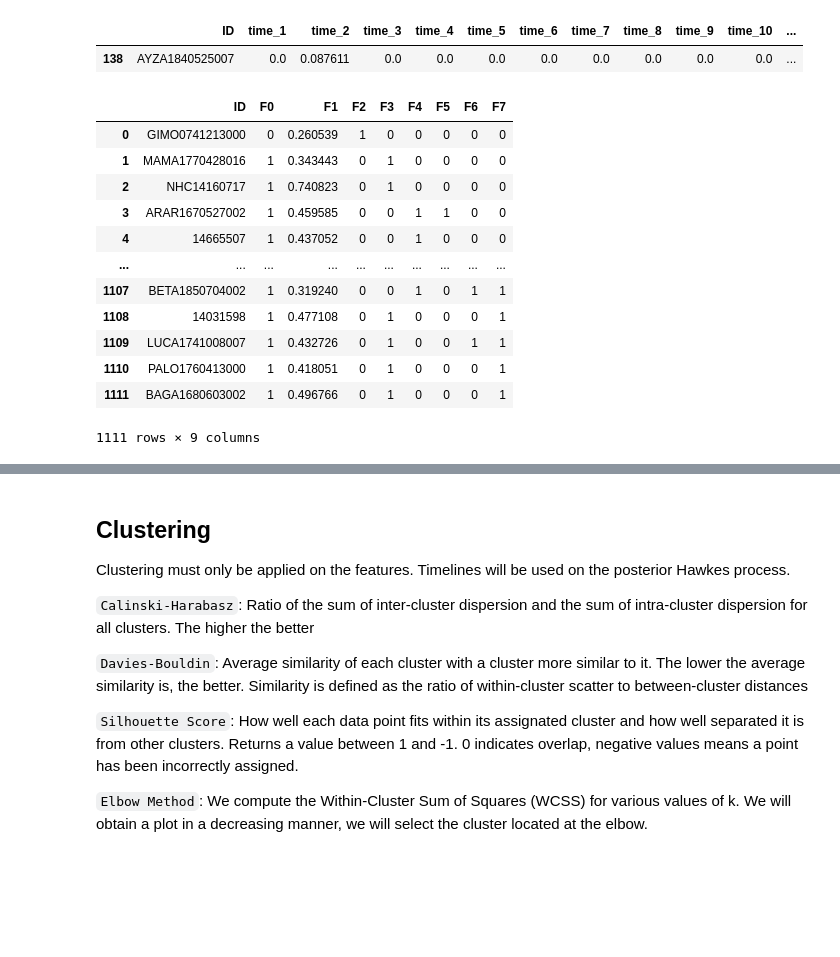
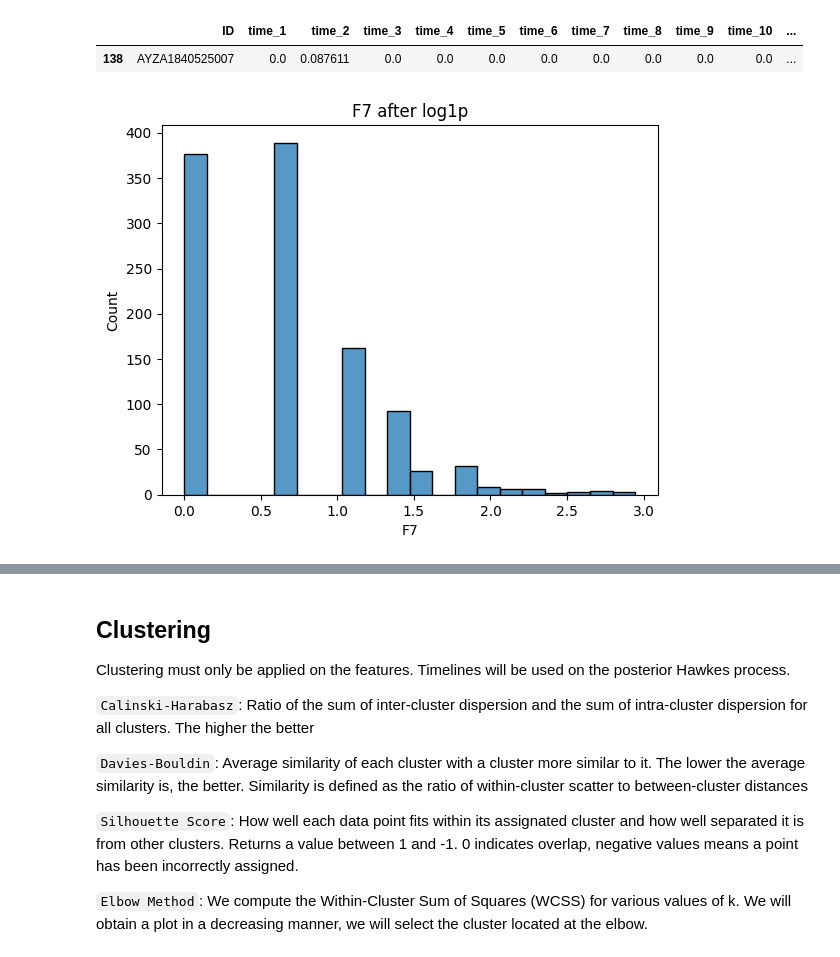
Before and after one commit to alvarodca/MLHealth, a Jupyter notebook: Lab3/pointprocess.ipynb, the cells around one changed output, grey strips where cells are left out. Drawn from its saved outputs; the diff is of its cells as text; code cells hidden in the pictures; blank space fills up the shorter version.

```diff
--- a/Lab3/pointprocess.ipynb
+++ b/Lab3/pointprocess.ipynb
@@ -104,19 +118,26 @@ timelines[(timelines["time_1"] == 0) & (timelines["time_2"]>0.0)]
 | 138 | AYZA1840525007 | 0.0 | 0.087611 | 0.0 | 0.0 | 0.0 | 0.0 | 0.0 | 0.0 | 0.0 | 0.0 | ... |
 # %%
 # Removing the patient.
-timelines[~(timelines["ID"]=="AYZA1840525007")]
-features[~(features["ID"]=="AYZA1840525007")]
+bad_id = "AYZA1840525007"
+features  = features[features["ID"] != bad_id].reset_index(drop=True)
+timelines = timelines[timelines["ID"] != bad_id].reset_index(drop=True)
+
+# Makes sure both tables have the same index
+timelines = timelines.set_index("ID").loc[features["ID"]].reset_index()
-# %% [output]
-|  | ID | F0 | F1 | F2 | F3 | F4 | F5 | F6 | F7 |
-| 0 | GIMO0741213000 | 0 | 0.260539 | 1 | 0 | 0 | 0 | 0 | 0 |
-| 1 | MAMA1770428016 | 1 | 0.343443 | 0 | 1 | 0 | 0 | 0 | 0 |
-| 2 | NHC14160717 | 1 | 0.740823 | 0 | 1 | 0 | 0 | 0 | 0 |
-| 3 | ARAR1670527002 | 1 | 0.459585 | 0 | 0 | 1 | 1 | 0 | 0 |
-| 4 | 14665507 | 1 | 0.437052 | 0 | 0 | 1 | 0 | 0 | 0 |
-| ... | ... | ... | ... | ... | ... | ... | ... | ... | ... |
-| 1107 | BETA1850704002 | 1 | 0.319240 | 0 | 0 | 1 | 0 | 1 | 1 |
-| 1108 | 14031598 | 1 | 0.477108 | 0 | 1 | 0 | 0 | 0 | 1 |
-| 1109 | LUCA1741008007 | 1 | 0.432726 | 0 | 1 | 0 | 0 | 1 | 1 |
-| 1110 | PALO1760413000 | 1 | 0.418051 | 0 | 1 | 0 | 0 | 0 | 1 |
-| 1111 | BAGA1680603002 | 1 | 0.496766 | 0 | 1 | 0 | 0 | 0 | 1 |
-1111 rows × 9 columns
+# %%
+from sklearn.preprocessing import MinMaxScaler
+
+# Sacling, converting the last feature and keeping the ID as index as it is not used by the clusering
+X = features.copy()
+
+# Converting F7 as explained above
+X = features.drop(columns="ID").copy()
+X["F7"] = np.log1p(X["F7"])
+data_norm = pd.DataFrame(MinMaxScaler().fit_transform(X),
+                         columns=X.columns, index=features["ID"])
+
+sns.histplot(X["F7"], bins=20)
+plt.title("F7 after log1p")
+plt.show()
+# %% [output]
+[figure, added]
```
Also changed, not shown: parts of 16 cells of this notebook.
